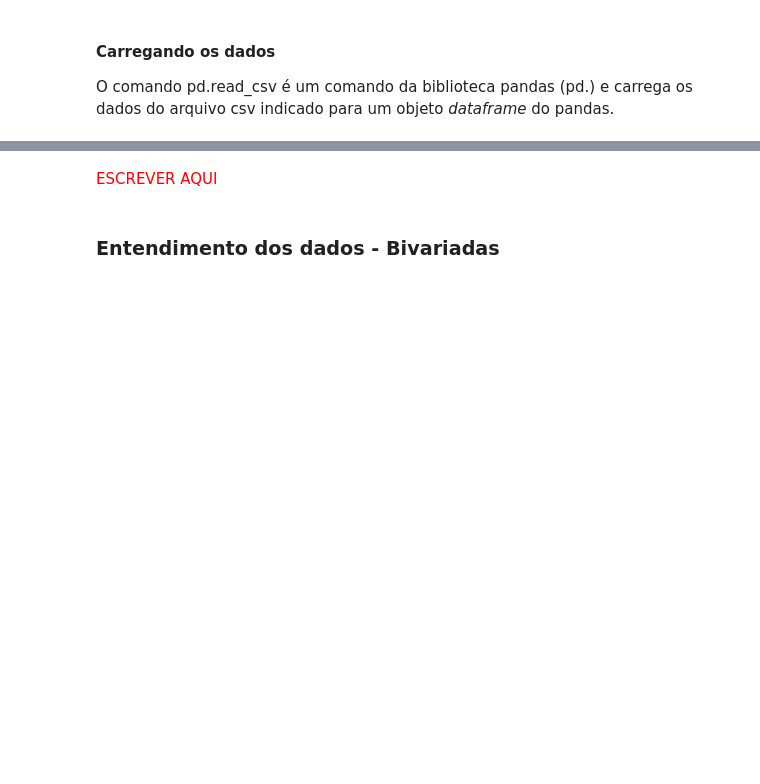
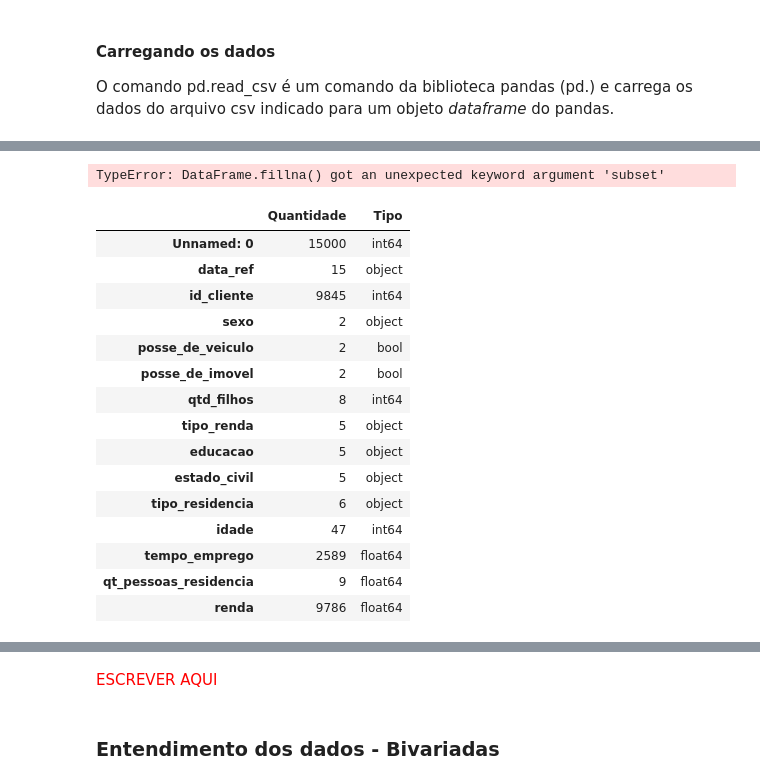
Before and after one commit to marceloaires7/EBAC-Aulas, a Jupyter notebook: Modulo16/notebooks/projeto 2/projeto-2.ipynb, the cells around one changed output, grey strips where cells are left out. Cells and saved outputs as stored; diff of their text form; code cells hidden in the pictures; blank space fills up the shorter version.

```diff
--- a/Modulo16/notebooks/projeto 2/projeto-2.ipynb
+++ b/Modulo16/notebooks/projeto 2/projeto-2.ipynb
@@ -64 +113,33 @@ Nesta etapa tipicamente avaliamos a distribuição de todas as variáveis.
+# %%
+renda.drop_duplicates(subset='id_cliente',
+                      keep='first',
+                      inplace=True,
+                      ignore_index=True)
+renda.fillna(subset='tempo_emprego', 0, inplace=True)
+renda
+# %% [output]
+TypeError: DataFrame.fillna() got an unexpected keyword argument 'subset'
+# %%
+(renda.columns.to_frame()
+    .rename(columns={0: 'Quantidade'})
+    .assign(Quantidade = lambda x: renda[x.index].nunique())
+    .assign(Tipo = lambda x: renda.dtypes)
+)
+# %% [output]
+|  | Quantidade | Tipo |
+| Unnamed: 0 | 15000 | int64 |
+| data_ref | 15 | object |
+| id_cliente | 9845 | int64 |
+| sexo | 2 | object |
+| posse_de_veiculo | 2 | bool |
+| posse_de_imovel | 2 | bool |
+| qtd_filhos | 8 | int64 |
+| tipo_renda | 5 | object |
+| educacao | 5 | object |
+| estado_civil | 5 | object |
+| tipo_residencia | 6 | object |
+| idade | 47 | int64 |
+| tempo_emprego | 2589 | float64 |
+| qt_pessoas_residencia | 9 | float64 |
+| renda | 9786 | float64 |
 # %%
```
Also changed, not shown: parts of 16 cells of this notebook, 2 other files.
